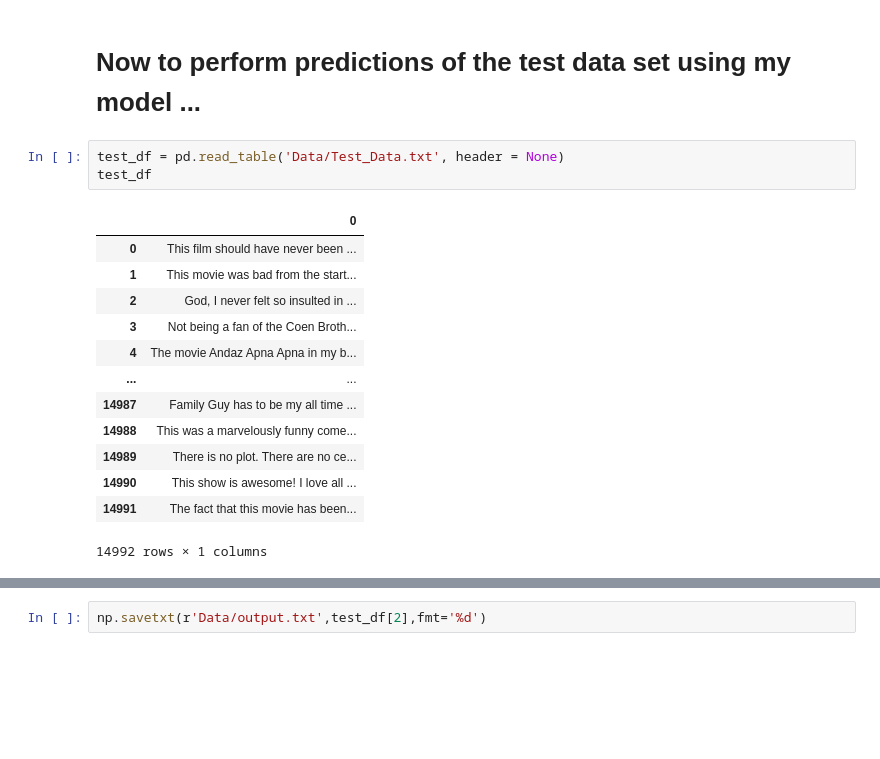
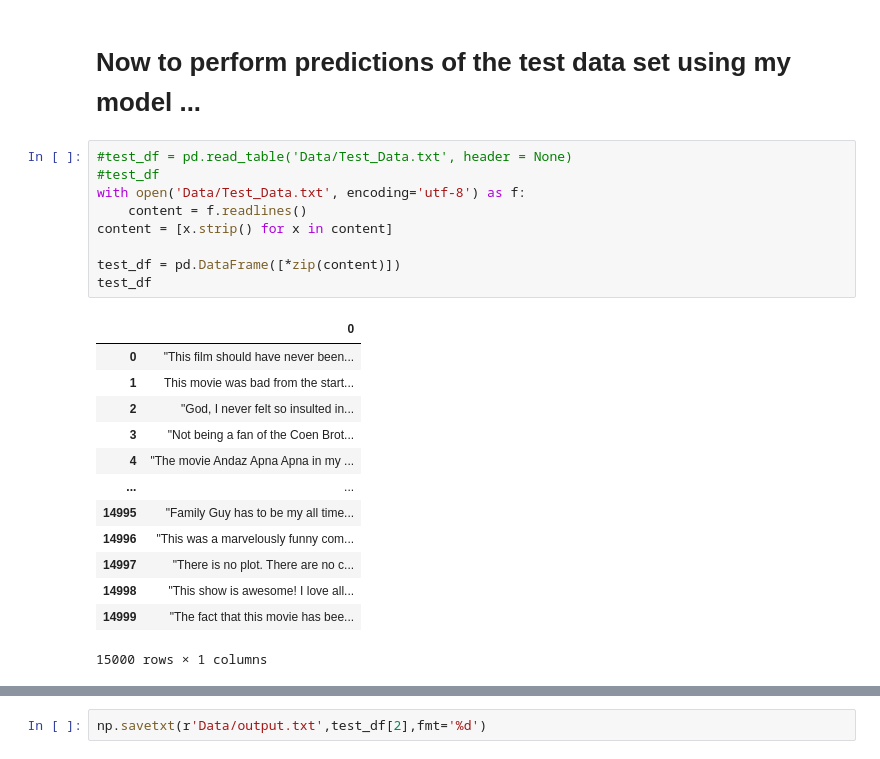
Before and after one commit to will-io/DataMining_AND_MachineLearning, a Jupyter notebook: HW1/HW_1_Notebook/KNN_Sentimen_Movie_reviews.ipynb, the cells around one changed output, grey strips where cells are left out. Drawn from its saved outputs; the diff is of its cells as text; blank space fills up the shorter version.

```diff
--- a/HW1/HW_1_Notebook/KNN_Sentimen_Movie_reviews.ipynb
+++ b/HW1/HW_1_Notebook/KNN_Sentimen_Movie_reviews.ipynb
@@ -176,23 +178,29 @@ print(result2)
 [1]
 # %% [markdown]
 # Now to perform predictions of the test data set using my model ...
-# %%
-test_df = pd.read_table('Data/Test_Data.txt', header = None)
-test_df
-# %% [output]
-|  | 0 |
-| 0 | This film should have never been ... |
-| 1 | This movie was bad from the start... |
-| 2 | God, I never felt so insulted in ... |
-| 3 | Not being a fan of the Coen Broth... |
-| 4 | The movie Andaz Apna Apna in my b... |
-| ... | ... |
-| 14987 | Family Guy has to be my all time ... |
-| 14988 | This was a marvelously funny come... |
-| 14989 | There is no plot. There are no ce... |
-| 14990 | This show is awesome! I love all ... |
-| 14991 | The fact that this movie has been... |
-14992 rows × 1 columns
+# %%
+#test_df = pd.read_table('Data/Test_Data.txt', header = None)
+#test_df
+with open('Data/Test_Data.txt', encoding='utf-8') as f:
+    content = f.readlines()
+content = [x.strip() for x in content]
+
+test_df = pd.DataFrame([*zip(content)])
+test_df
+# %% [output]
+|  | 0 |
+| 0 | "This film should have never been... |
+| 1 | This movie was bad from the start... |
+| 2 | "God, I never felt so insulted in... |
+| 3 | "Not being a fan of the Coen Brot... |
+| 4 | "The movie Andaz Apna Apna in my ... |
+| ... | ... |
+| 14995 | "Family Guy has to be my all time... |
+| 14996 | "This was a marvelously funny com... |
+| 14997 | "There is no plot. There are no c... |
+| 14998 | "This show is awesome! I love all... |
+| 14999 | "The fact that this movie has bee... |
+15000 rows × 1 columns
 # %%
 ps = PorterStemmer()
 wnl = WordNetLemmatizer()
```
Also changed, not shown: parts of 9 cells of this notebook, 1 other file.
